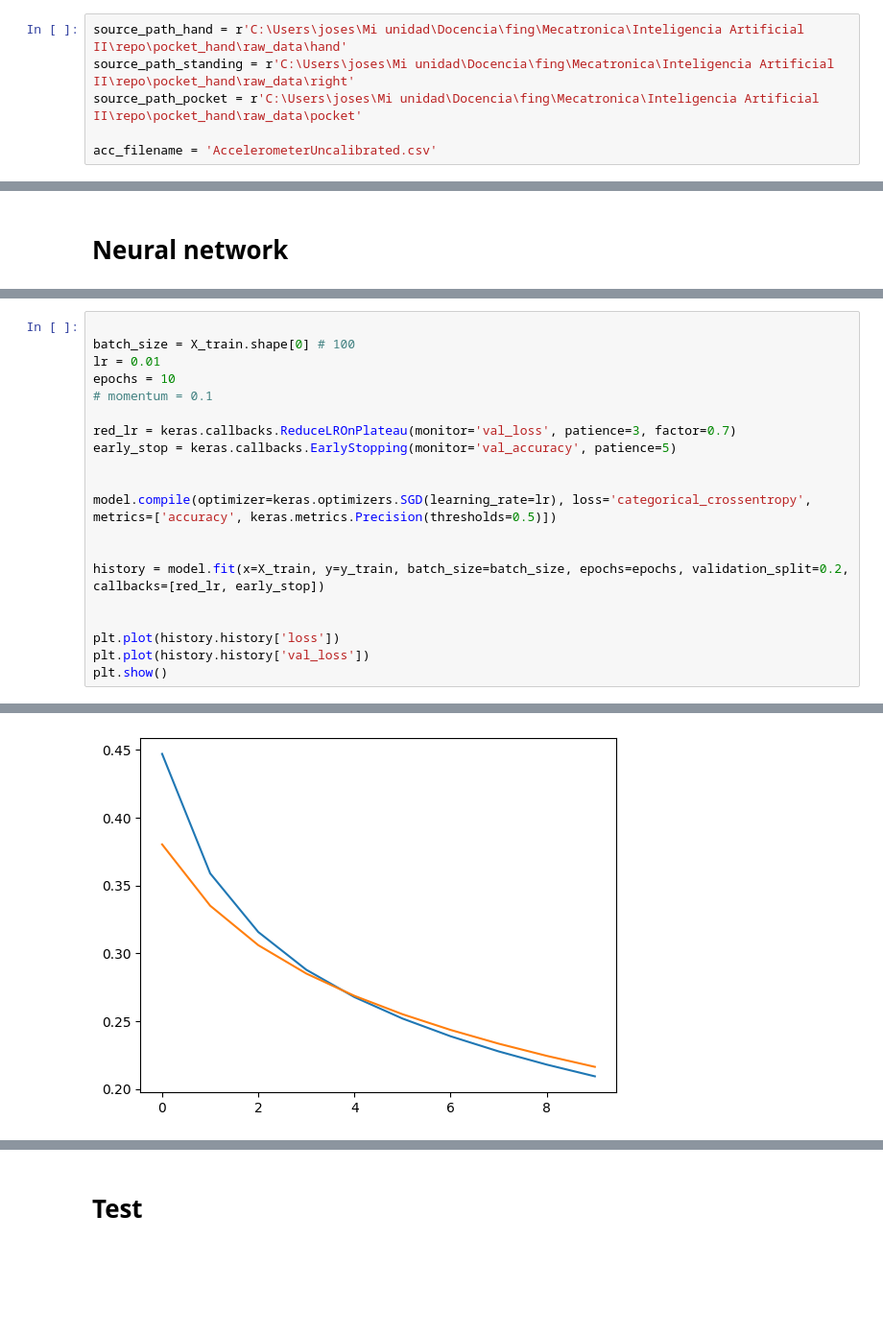
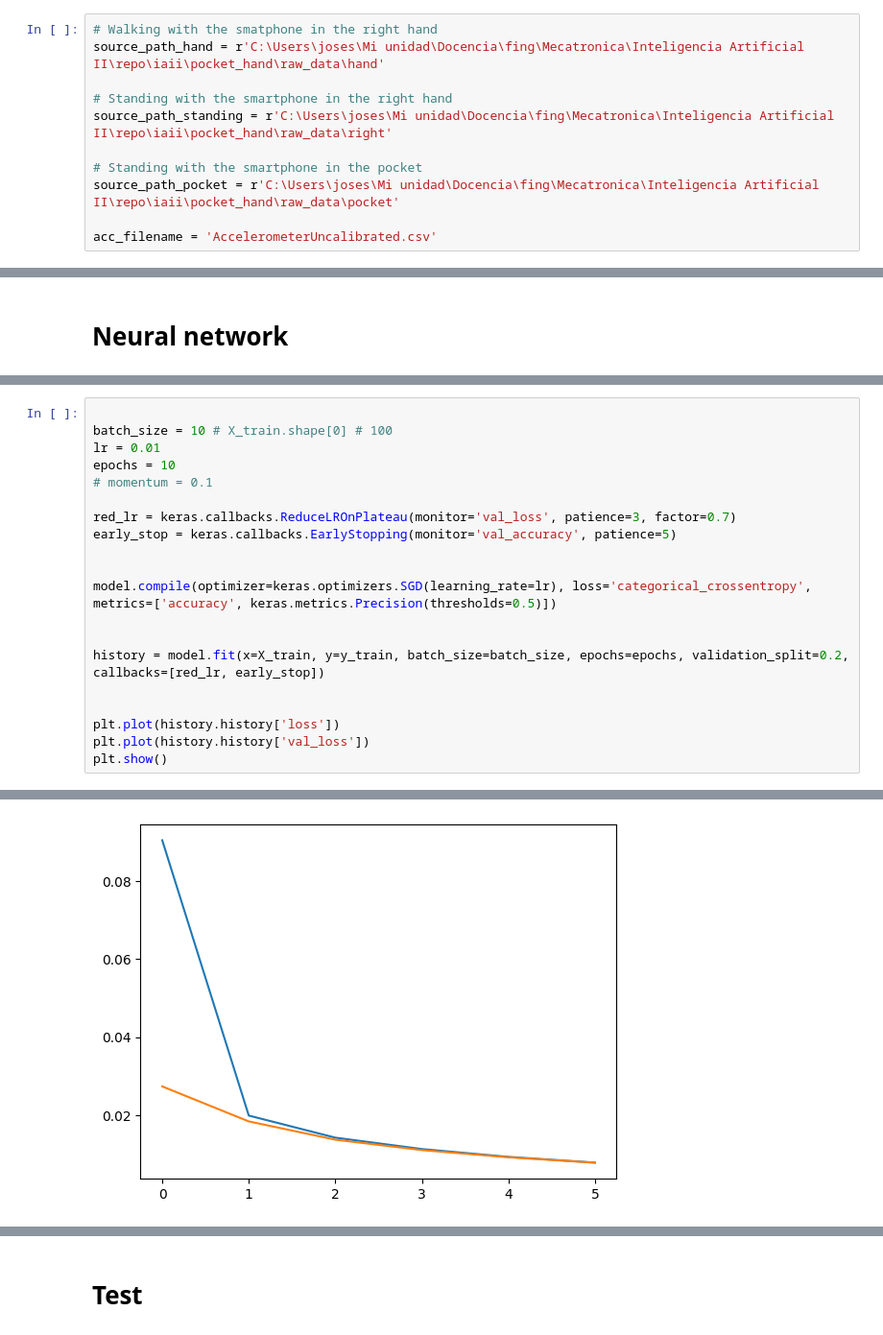
Before and after one commit to carloshernangarrido/iaii, a Jupyter notebook: pocket_hand/processing_data/pre_pro.ipynb, the cells around one changed output, grey strips where cells are left out. Shown at 96% size. Drawn from its saved outputs; the diff is of its cells as text; blank space fills up the shorter version.

```diff
--- a/pocket_hand/processing_data/pre_pro.ipynb
+++ b/pocket_hand/processing_data/pre_pro.ipynb
@@ -9,9 +12,14 @@ import matplotlib.pyplot as plt
 # %% [markdown]
 # Data location
 # %%
-source_path_hand = r'C:\Users\joses\Mi unidad\Docencia\fing\Mecatronica\Inteligencia Artificial II\repo\pocket_hand\raw_data\hand'
-source_path_standing = r'C:\Users\joses\Mi unidad\Docencia\fing\Mecatronica\Inteligencia Artificial II\repo\pocket_hand\raw_data\right'
-source_path_pocket = r'C:\Users\joses\Mi unidad\Docencia\fing\Mecatronica\Inteligencia Artificial II\repo\pocket_hand\raw_data\pocket'
+# Walking with the smatphone in the right hand
+source_path_hand = r'C:\Users\joses\Mi unidad\Docencia\fing\Mecatronica\Inteligencia Artificial II\repo\iaii\pocket_hand\raw_data\hand'
+
+# Standing with the smartphone in the right hand
+source_path_standing = r'C:\Users\joses\Mi unidad\Docencia\fing\Mecatronica\Inteligencia Artificial II\repo\iaii\pocket_hand\raw_data\right'
+
+# Standing with the smartphone in the pocket
+source_path_pocket = r'C:\Users\joses\Mi unidad\Docencia\fing\Mecatronica\Inteligencia Artificial II\repo\iaii\pocket_hand\raw_data\pocket'
 
 acc_filename = 'AccelerometerUncalibrated.csv'
 # %% [markdown]
@@ -142,7 +150,7 @@ Non-trainable params: 0 (0.00 Byte)
 _________________________________________________________________
 # %%
 
-batch_size = X_train.shape[0] # 100
+batch_size = 10 # X_train.shape[0] # 100
 lr = 0.01
 epochs = 10
 # momentum = 0.1
@@ -181,4 +184,4 @@ Epoch 10/10
-[figure, old version]
+[figure, new version]
 # %%
 # learned kernels
 for layer in model.layers:
```
Also changed, not shown: parts of 7 cells of this notebook.
